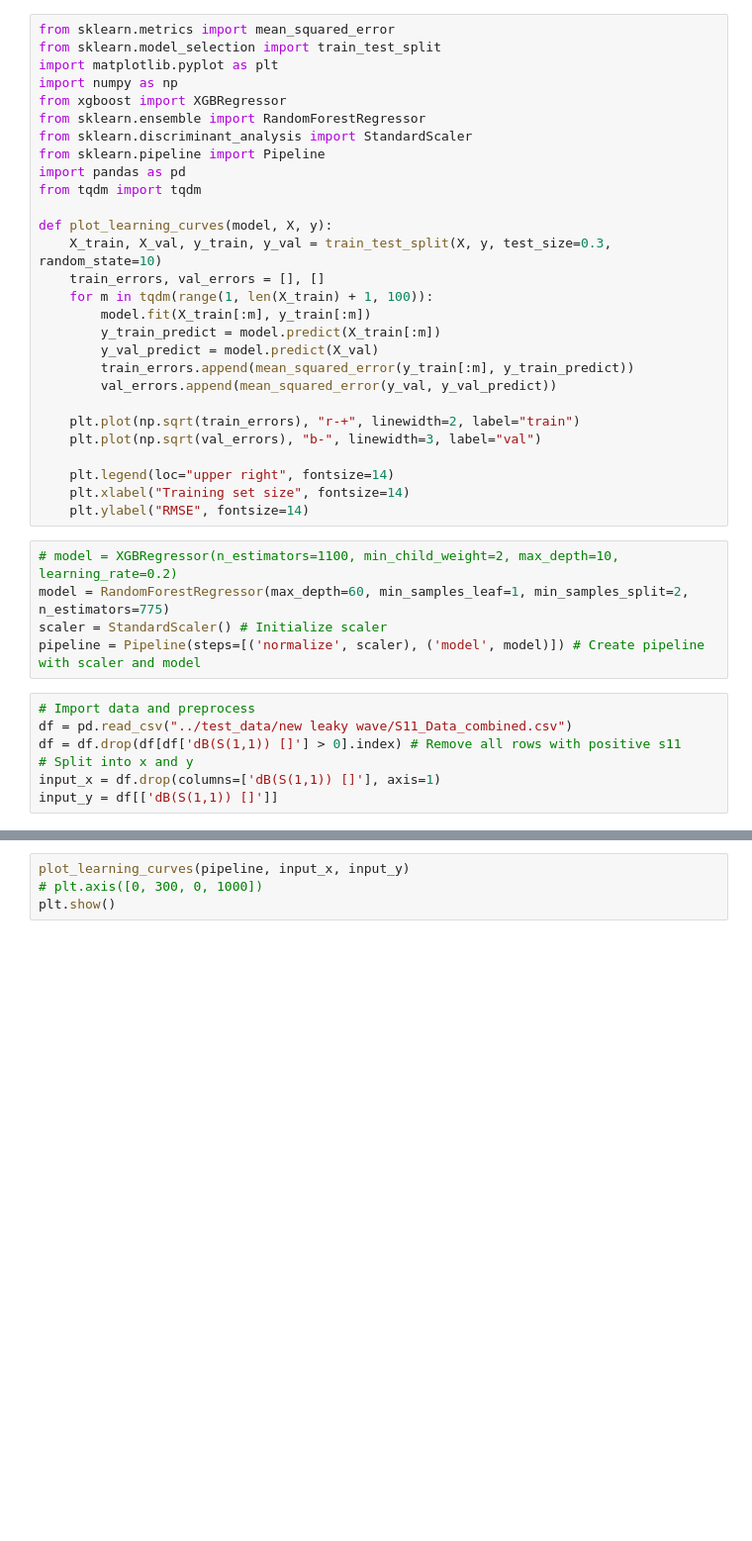
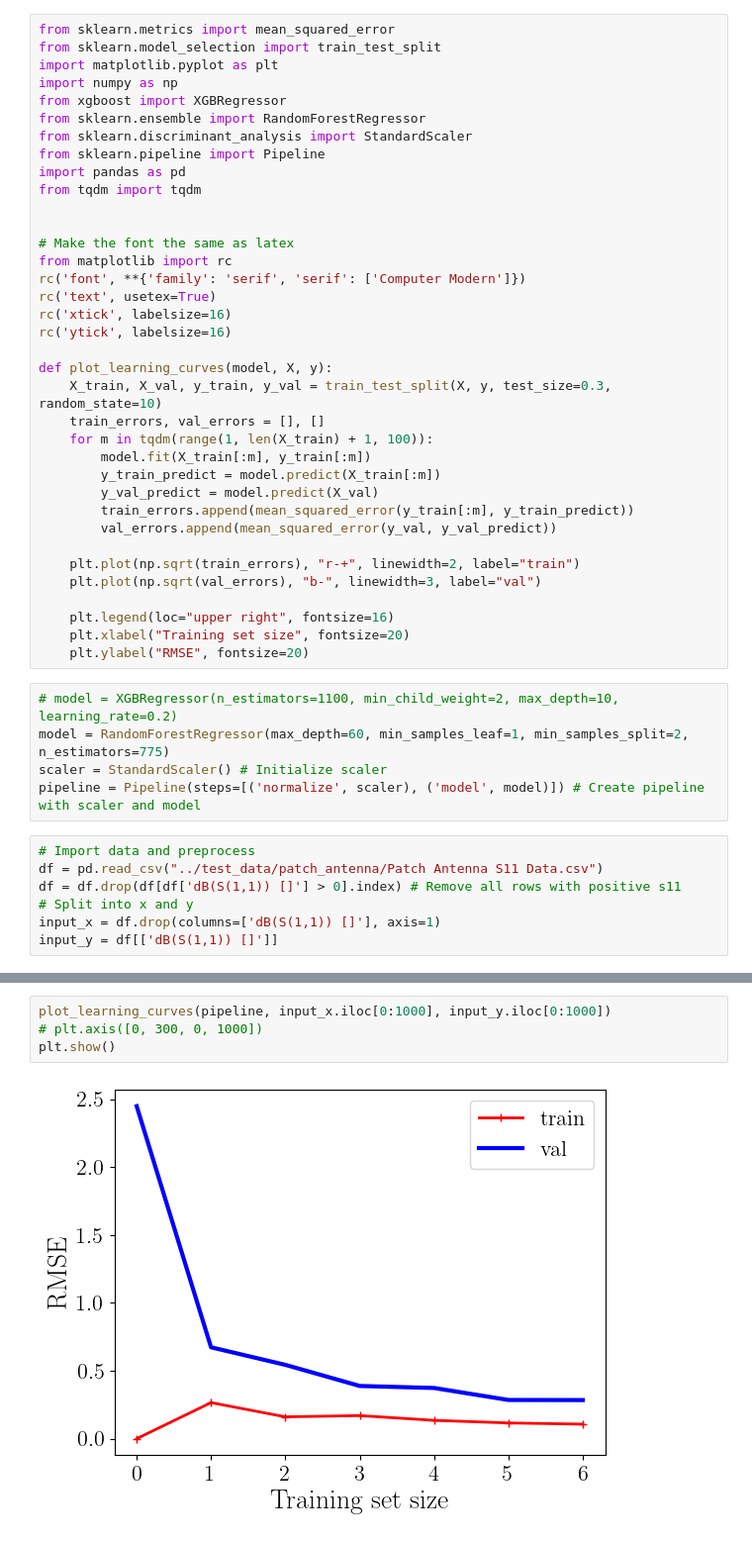
Before and after one commit to meowsome/antenna-ml, a Jupyter notebook: research/generate_learning_curve.ipynb, the cells around one changed output, grey strips where cells are left out. Shown: that part at 99% size. Drawn from its saved outputs; the diff is of its cells as text; blank space fills up the shorter version.

Commit message:
Include measured geometries and export all plots to svg with bigger font size

```diff
--- a/research/generate_learning_curve.ipynb
+++ b/research/generate_learning_curve.ipynb
@@ -11,6 +11,14 @@ from sklearn.discriminant_analysis import StandardScaler
 from sklearn.pipeline import Pipeline
 import pandas as pd
 from tqdm import tqdm
+
+
+# Make the font the same as latex
+from matplotlib import rc
+rc('font', **{'family': 'serif', 'serif': ['Computer Modern']})
+rc('text', usetex=True)
+rc('xtick', labelsize=16)
+rc('ytick', labelsize=16)
 
 def plot_learning_curves(model, X, y):
     X_train, X_val, y_train, y_val = train_test_split(X, y, test_size=0.3, random_state=10)
@@ -25,9 +33,9 @@ def plot_learning_curves(model, X, y):
     plt.plot(np.sqrt(train_errors), "r-+", linewidth=2, label="train")
     plt.plot(np.sqrt(val_errors), "b-", linewidth=3, label="val")
 
-    plt.legend(loc="upper right", fontsize=14)
-    plt.xlabel("Training set size", fontsize=14)
-    plt.ylabel("RMSE", fontsize=14)
+    plt.legend(loc="upper right", fontsize=16)
+    plt.xlabel("Training set size", fontsize=20)
+    plt.ylabel("RMSE", fontsize=20)
 # %%
 # model = XGBRegressor(n_estimators=1100, min_child_weight=2, max_depth=10, learning_rate=0.2)
 model = RandomForestRegressor(max_depth=60, min_samples_leaf=1, min_samples_split=2, n_estimators=775)
@@ -35,7 +43,7 @@ scaler = StandardScaler() # Initialize scaler
 pipeline = Pipeline(steps=[('normalize', scaler), ('model', model)]) # Create pipeline with scaler and model
 # %%
 # Import data and preprocess
-df = pd.read_csv("../test_data/new leaky wave/S11_Data_combined.csv")
+df = pd.read_csv("../test_data/patch_antenna/Patch Antenna S11 Data.csv")
 df = df.drop(df[df['dB(S(1,1)) []'] > 0].index) # Remove all rows with positive s11
 # Split into x and y
 input_x = df.drop(columns=['dB(S(1,1)) []'], axis=1)
@@ -43,4 +55,6 @@ input_y = df[['dB(S(1,1)) []']]
 # %%
-plot_learning_curves(pipeline, input_x, input_y)
+plot_learning_curves(pipeline, input_x.iloc[0:1000], input_y.iloc[0:1000])
 # plt.axis([0, 300, 0, 1000])
 plt.show()
+# %% [output]
+[figure, added]
```
Also changed, not shown: parts of 4 cells of this notebook, 5 other files.
